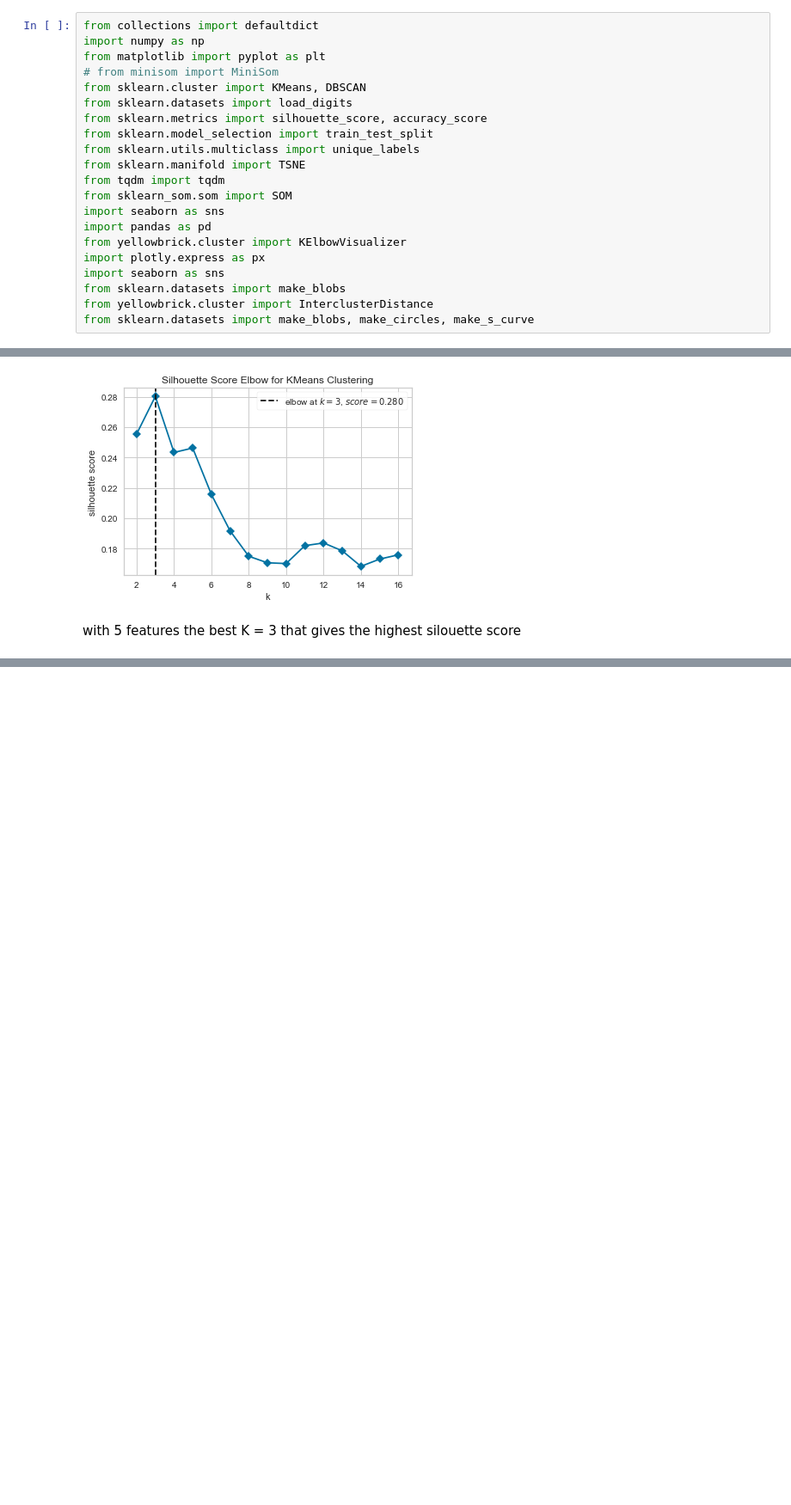
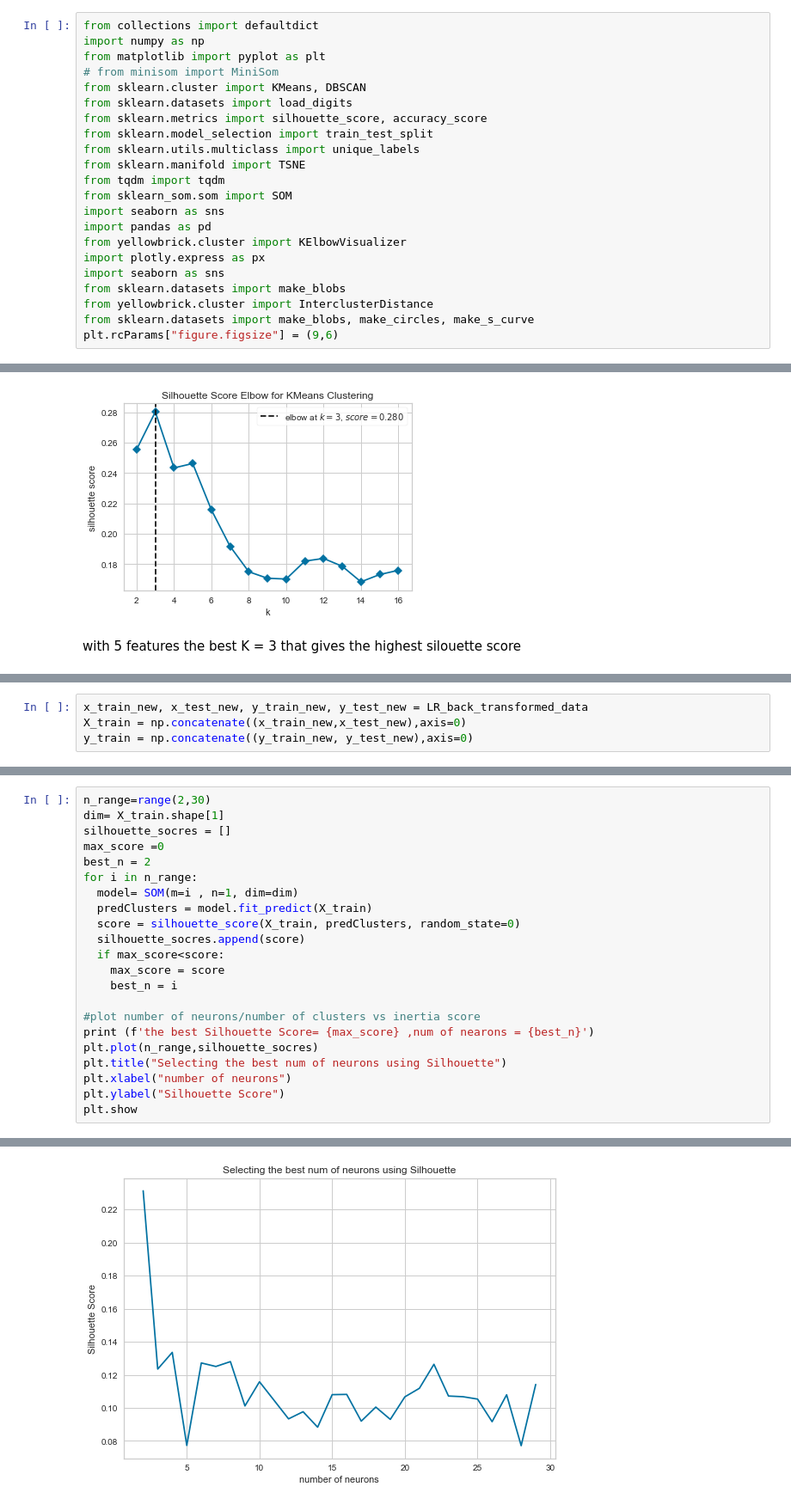
Before and after one commit to Sa2a/Ml_GA3_Clustering, a Jupyter notebook: KNN VS LR analysis.ipynb, the cells around one changed output, grey strips where cells are left out. Shown at 86% size. Saved outputs shown, nothing was run; the diff lists cells and outputs as text; blank space fills up the shorter version.

Commit message:
Choose the best number of neurons for SOM algorithm,

```diff
--- a/KNN VS LR analysis.ipynb
+++ b/KNN VS LR analysis.ipynb
@@ -27,6 +27,7 @@ import seaborn as sns
 from sklearn.datasets import make_blobs
 from yellowbrick.cluster import InterclusterDistance
 from sklearn.datasets import make_blobs, make_circles, make_s_curve
+plt.rcParams["figure.figsize"] = (9,6)
 # %%
 import numpy as np
 import pandas as pd
@@ -786,0 +795,4 @@ with 5 features the best K = 3 that gives the highest silouette score
+# %%
+x_train_new, x_test_new, y_train_new, y_test_new = LR_back_transformed_data
+X_train = np.concatenate((x_train_new,x_test_new),axis=0)
+y_train = np.concatenate((y_train_new, y_test_new),axis=0)
@@ -786,0 +810,23 @@ with 5 features the best K = 3 that gives the highest silouette score
+# %%
+n_range=range(2,30)
+dim= X_train.shape[1]
+silhouette_socres = []
+max_score =0
+best_n = 2
+for i in n_range:
+  model= SOM(m=i , n=1, dim=dim)
+  predClusters = model.fit_predict(X_train)
+  score = silhouette_score(X_train, predClusters, random_state=0)
+  silhouette_socres.append(score)
+  if max_score<score:
+    max_score = score
+    best_n = i
+
+#plot number of neurons/number of clusters vs inertia score
+print (f'the best Silhouette Score= {max_score} ,num of nearons = {best_n}')
+plt.plot(n_range,silhouette_socres)
+plt.title("Selecting the best num of neurons using Silhouette")
+plt.xlabel("number of neurons")
+plt.ylabel("Silhouette Score")
+plt.show
+# %% [output]
@@ -786,0 +835 @@ with 5 features the best K = 3 that gives the highest silouette score
+[figure, added]
```
Also changed, not shown: parts of 10 cells of this notebook.
